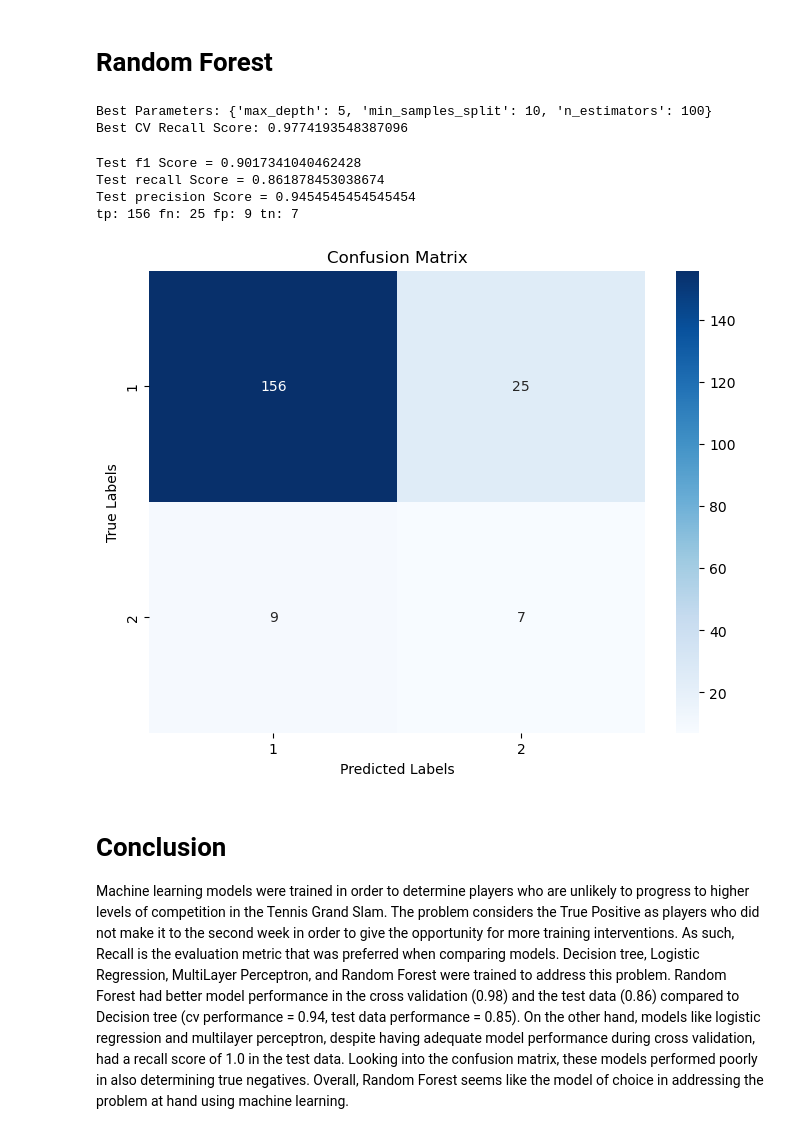
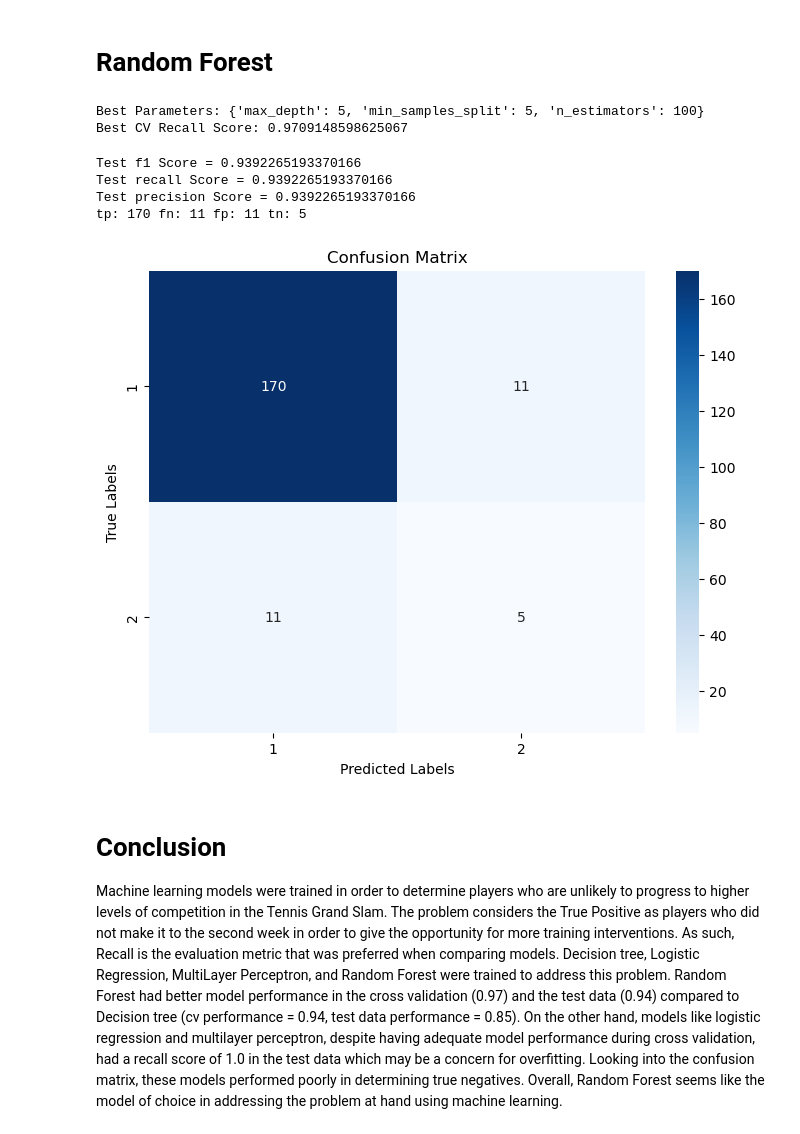
Before and after one commit to Dcroix/Predicting-Men-Tennis-Player-Performance, a Jupyter notebook: MLTennis.ipynb, the cells around one changed output. Drawn from its saved outputs; the diff is of its cells as text; code cells hidden in the pictures.

```diff
--- a/MLTennis.ipynb
+++ b/MLTennis.ipynb
@@ -141,11 +141,8 @@ from sklearn.preprocessing import StandardScaler
 continuous_vars = ['FNL', 'FSP', 'FSW', 'SSP', 'SSW', 'ACE', 'DBF', 'BPC', 'BPW', 'NPA',
        'NPW']
 
-# Initialize StandardScaler.
-scaler = StandardScaler()
-
 # Fit scaler to the continuous variables and transform them.
-x_test[continuous_vars] = scaler.fit_transform(x_test[continuous_vars])
+x_test[continuous_vars] = scaler.transform(x_test[continuous_vars])
 x_test.head(5)
 # %% [output]
 |  | FNL | FSP | FSW | SSP | SSW | ACE | DBF | BPC | BPW | NPA | NPW |
@@ -258,7 +251,7 @@ param_grid = {
 }
 
 # Load a Logistic Regression model.
-logreg = LogisticRegression()
+logreg = LogisticRegression(n_jobs=-1)
 
 # Create a Recall scoring function.
 recall_scorer = make_scorer(recall_score, pos_label =1)
@@ -343,7 +330,7 @@ param_grid = {"hidden_layer_sizes": [(2), (3), (4), (5), (10)], # we consider a
               "random_state": [42]}
 
 # Specifying our Classifier.
-classifier = MLPClassifier()
+classifier = MLPClassifier(early_stopping=True)
 
 # Create a Recall scoring function.
 recall_scorer = make_scorer(recall_score, pos_label =1)
@@ -416,7 +403,7 @@ import matplotlib.pyplot as plt
 from sklearn.metrics import make_scorer, f1_score
 
 # Load the Random Forest Classifier Model.
-rf = RandomForestClassifier()
+rf = RandomForestClassifier(n_jobs=-1, random_state=42)
 
 # Define the parameters of the Random Forest Classifier for Hyperparameter Tuning.
 param_grid = {
@@ -429,7 +416,7 @@ param_grid = {
 recall_scorer = make_scorer(recall_score, pos_label =1)
 
 # Setup the grid search.
-grid_search = GridSearchCV(estimator=rf, param_grid=param_grid, cv=5, scoring=recall_scorer, n_jobs=-1)
+grid_search = GridSearchCV(estimator=rf, param_grid=param_grid, cv=5, scoring=recall_scorer)
 
 # Using GridSearchCV to determine the best model.
 grid_search.fit(x_train, y_train)
@@ -441,8 +428,8 @@ best_recall_score = grid_search.best_score_
 print("Best Parameters:", best_params)
 print("Best CV Recall Score:", best_recall_score)
 # %% [output]
-Best Parameters: {'max_depth': 5, 'min_samples_split': 10, 'n_estimators': 100}
-Best CV Recall Score: 0.9774193548387096
+Best Parameters: {'max_depth': 5, 'min_samples_split': 5, 'n_estimators': 100}
+Best CV Recall Score: 0.9709148598625067
 # %%
 # Let us fit the Random Forest Model using the hyperparameters from out best model.
 
@@ -453,40 +440,37 @@ import seaborn as sns
 import numpy as np
 
 
-rf = RandomForestClassifier(max_depth = 10, min_samples_split = 5, n_estimators = 10)
-rf_model = rf.fit(x_train, y_train)
-
 # Make predictions using the model on the test set.
-y_pred = rf_model.predict(x_test)
+y_pred = grid_search.predict(x_test)
 
 
 # Calculate model performance such as F1, Recall, and Precision.
 from sklearn import metrics
 print("Test f1 Score =", metrics.f1_score(y_test, y_pred, pos_label=1))
 print("Test recall Score =",metrics.recall_score(y_test, y_pred, pos_label = 1))
 print("Test precision Score =",metrics.precision_score(y_test, y_pred, pos_label = 1))
 
 # Define class labels
 class_labels = np.unique(y_test)
 
 # Compute confusion matrix
 cm = confusion_matrix(y_test, y_pred, labels=class_labels)
 
 # Proper labelling of outcomes.
 tp, fn, fp, tn= confusion_matrix(y_test, y_pred, labels=class_labels).ravel()
 print("tp:", tp,"fn:", fn,"fp:",fp,"tn:", tn )
 
 # Create a heatmap of the confusion matrix
 plt.figure(figsize=(8, 6))
 sns.heatmap(cm, annot=True, fmt="d", cmap="Blues",
             xticklabels=class_labels, yticklabels=class_labels)
 plt.xlabel("Predicted Labels")
 plt.ylabel("True Labels")
 plt.title("Confusion Matrix")
 plt.show()
 # %% [output]
-Test f1 Score = 0.9017341040462428
-Test recall Score = 0.861878453038674
-Test precision Score = 0.9454545454545454
-tp: 156 fn: 25 fp: 9 tn: 7
+Test f1 Score = 0.9392265193370166
+Test recall Score = 0.9392265193370166
+Test precision Score = 0.9392265193370166
+tp: 170 fn: 11 fp: 11 tn: 5
-[figure, old version]
+[figure, new version]
@@ -493,4 +481,4 @@ tp: 156 fn: 25 fp: 9 tn: 7
 # %% [markdown]
 # Conclusion
 
-Machine learning models were trained in order to determine players who are unlikely to progress to higher levels of competition in the Tennis Grand Slam.  The problem considers the True Positive as players who did not make it to the second week in order to give the opportunity for more training interventions. As such, Recall is the evaluation metric that was preferred when comparing models. Decision tree, Logistic Regression, MultiLayer Perceptron, and Random Forest were trained to address this problem. Random Forest had better model performance in the cross validation (0.98) and the test data (0.86) compared to Decision tree (cv performance = 0.94, test data performance = 0.85). On the other hand, models like logistic regression and multilayer perceptron, despite having adequate model performance during cross validation, had a recall score of 1.0 in the test data. Looking into the confusion matrix, these models performed poorly in also determining true negatives. Overall, Random Forest seems like the model of choice in addressing the problem at hand using machine learning.
+Machine learning models were trained in order to determine players who are unlikely to progress to higher levels of competition in the Tennis Grand Slam.  The problem considers the True Positive as players who did not make it to the second week in order to give the opportunity for more training interventions. As such, Recall is the evaluation metric that was preferred when comparing models. Decision tree, Logistic Regression, MultiLayer Perceptron, and Random Forest were trained to address this problem. Random Forest had better model performance in the cross validation (0.97) and the test data (0.94) compared to Decision tree (cv performance = 0.94, test data performance = 0.85). On the other hand, models like logistic regression and multilayer perceptron, despite having adequate model performance during cross validation, had a recall score of 1.0 in the test data which may be a concern for overfitting. Looking into the confusion matrix, these models performed poorly in determining true negatives. Overall, Random Forest seems like the model of choice in addressing the problem at hand using machine learning.
```
Also changed, not shown: parts of 7 cells of this notebook.
